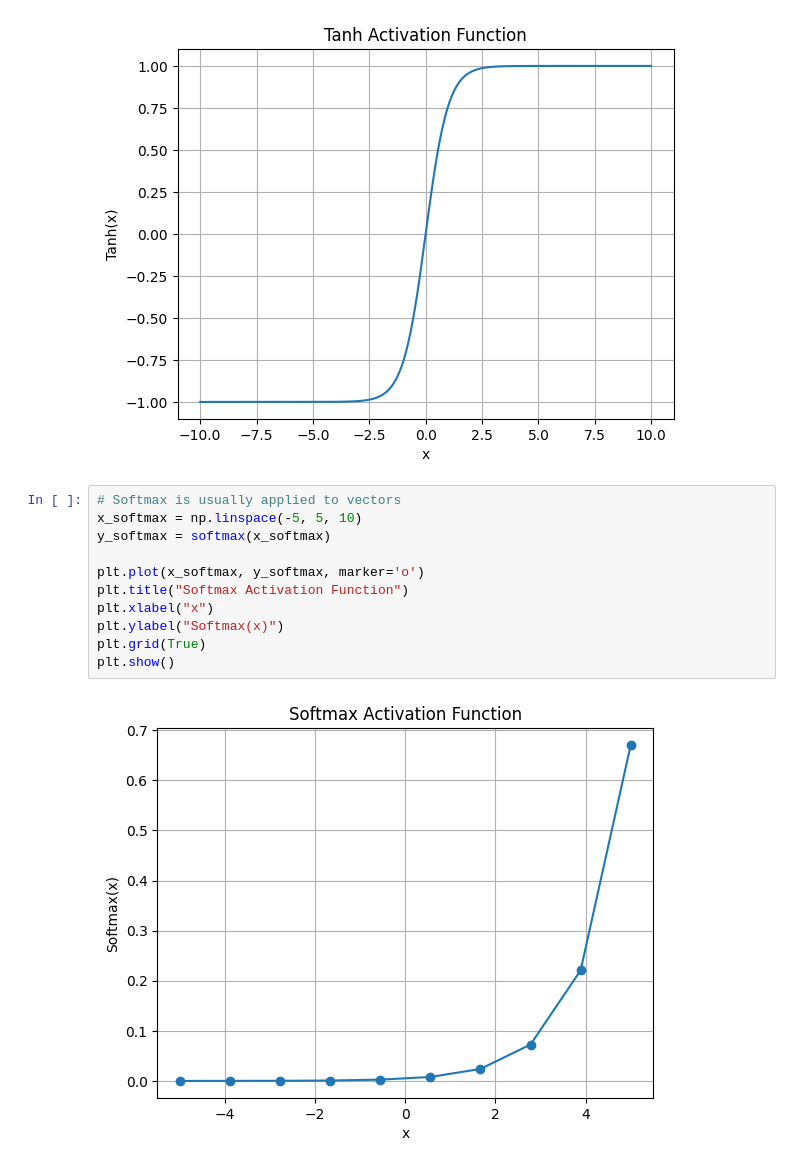
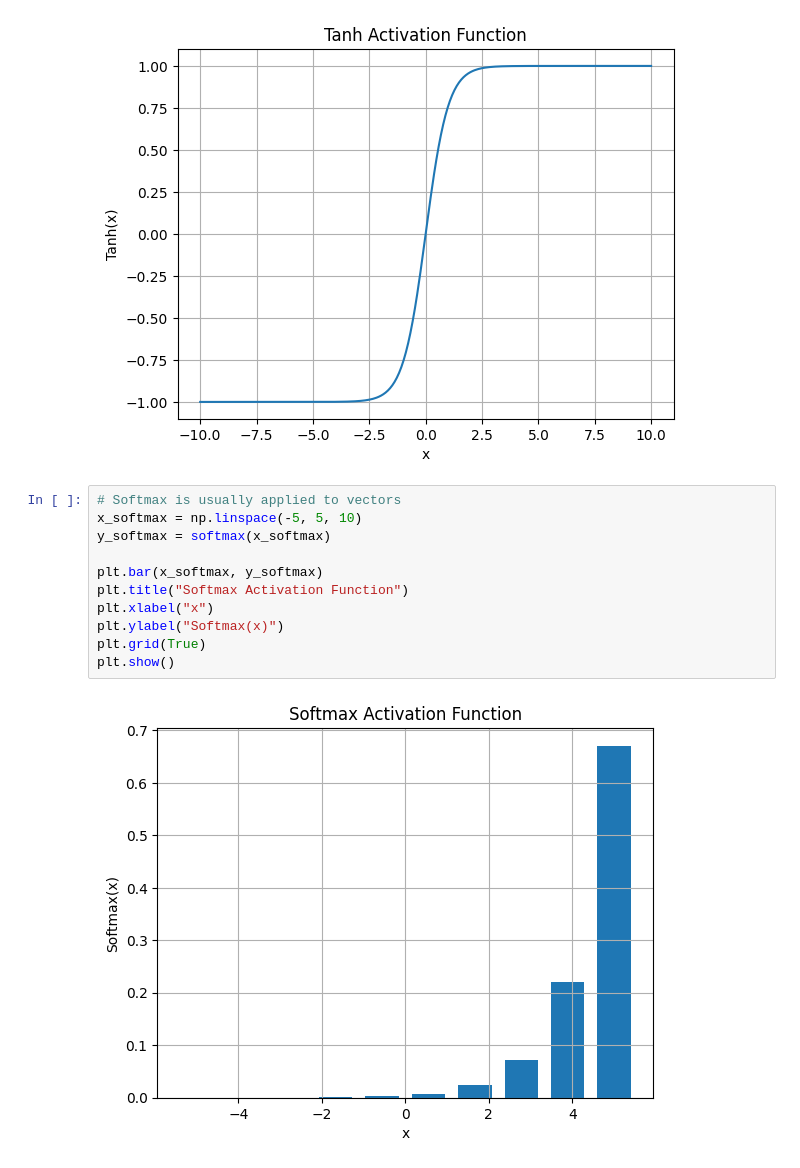
Before and after one commit to alishiasusanthomas/ICT-Academy-Assignments-, a Jupyter notebook: task9.ipynb, the cells around one changed output. Drawn from its saved outputs; the diff is of its cells as text.

```diff
--- a/task9.ipynb
+++ b/task9.ipynb
@@ -64,13 +64,13 @@ plt.show()
 # %%
 # Softmax is usually applied to vectors
 x_softmax = np.linspace(-5, 5, 10)
 y_softmax = softmax(x_softmax)
 
-plt.plot(x_softmax, y_softmax, marker='o')
+plt.bar(x_softmax, y_softmax)
 plt.title("Softmax Activation Function")
 plt.xlabel("x")
 plt.ylabel("Softmax(x)")
 plt.grid(True)
 plt.show()
 # %% [output]
-[figure, old version]
+[figure, new version]
```
